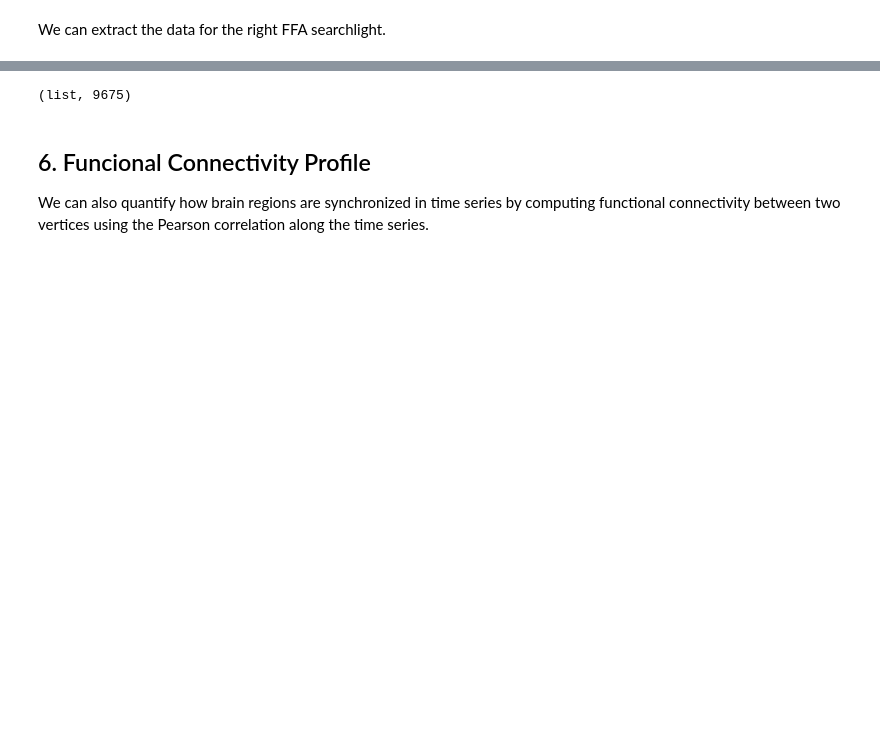
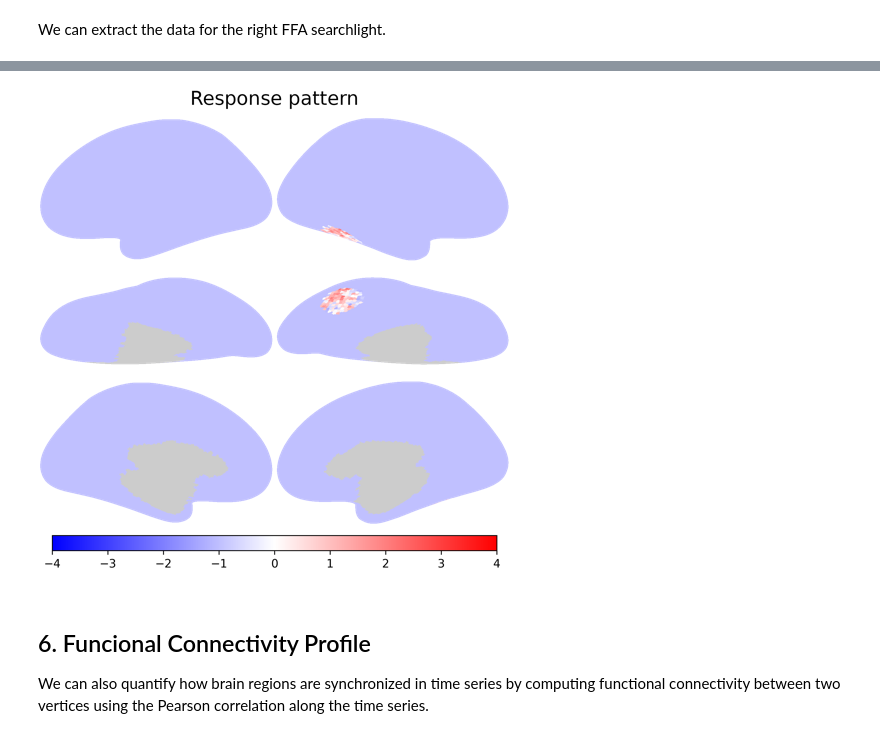
Before and after one commit to eunhyechoe/psyc60, a Jupyter notebook: _build/jupyter_execute/1_data_visualization.ipynb, the cells around one changed output, grey strips where cells are left out. Saved outputs shown, nothing was run; the diff lists cells and outputs as text; code cells hidden in the pictures; blank space fills up the shorter version.

```diff
--- a/_build/jupyter_execute/1_data_visualization.ipynb
+++ b/_build/jupyter_execute/1_data_visualization.ipynb
@@ -189,17 +205,18 @@ sl_dm.shape
 # %%
 # cell 8
-# plot responses in one searchlight
+# plot responses in one searchlight (right FFA) for time-point 47
 sl = 262 # right FFA
 tp = 47
 
 rh_minus_one = np.zeros((9666))-1
 rh_sl = rh_minus_one
+
 for vtx in range(len(SLS_ico8_20mm_rh[sl])):
-  rh_sl[SLS_ico8_20mm_rh[sl][vtx]] = dm[47,SLS_ico8_20mm_rh[sl][vtx]]
+  rh_sl[SLS_ico8_20mm_rh[sl][vtx]] = dm[tp,SLS_ico8_20mm_rh[sl][vtx]]
 
-nb.plot([lh_minus_one, rh_minus_one], cmap='bwr', vmax=4, vmin=-4, title='Response pattern')
+nb.plot([lh_minus_one, rh_sl], cmap='bwr', vmax=4, vmin=-4, title='Response pattern')
 # %% [output]
-(list, 9675)
+[figure, added]
 # %% [markdown]
 ## 6. Funcional Connectivity Profile
 
```
Also changed, not shown: parts of 17 cells of this notebook, 15 other files.
